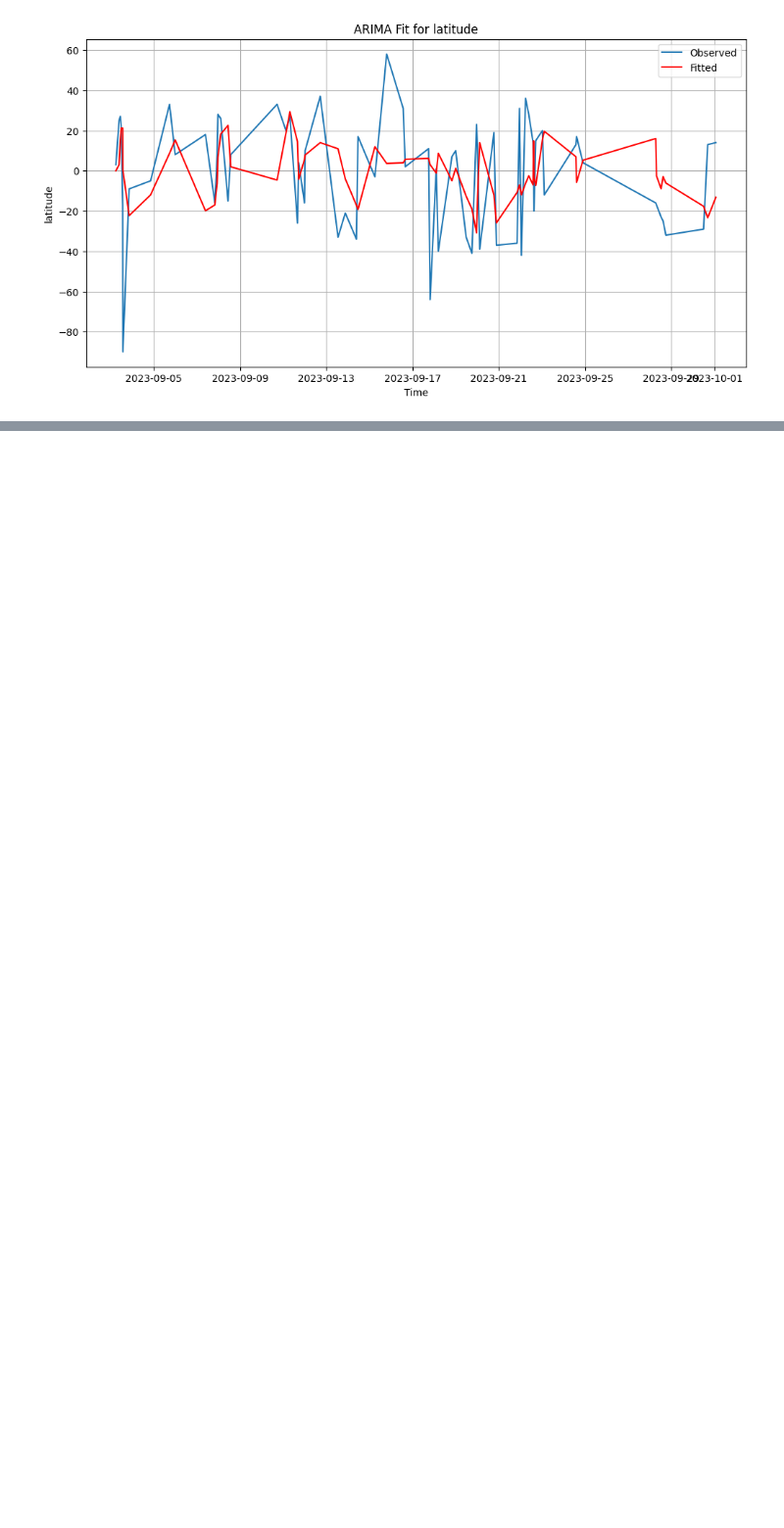
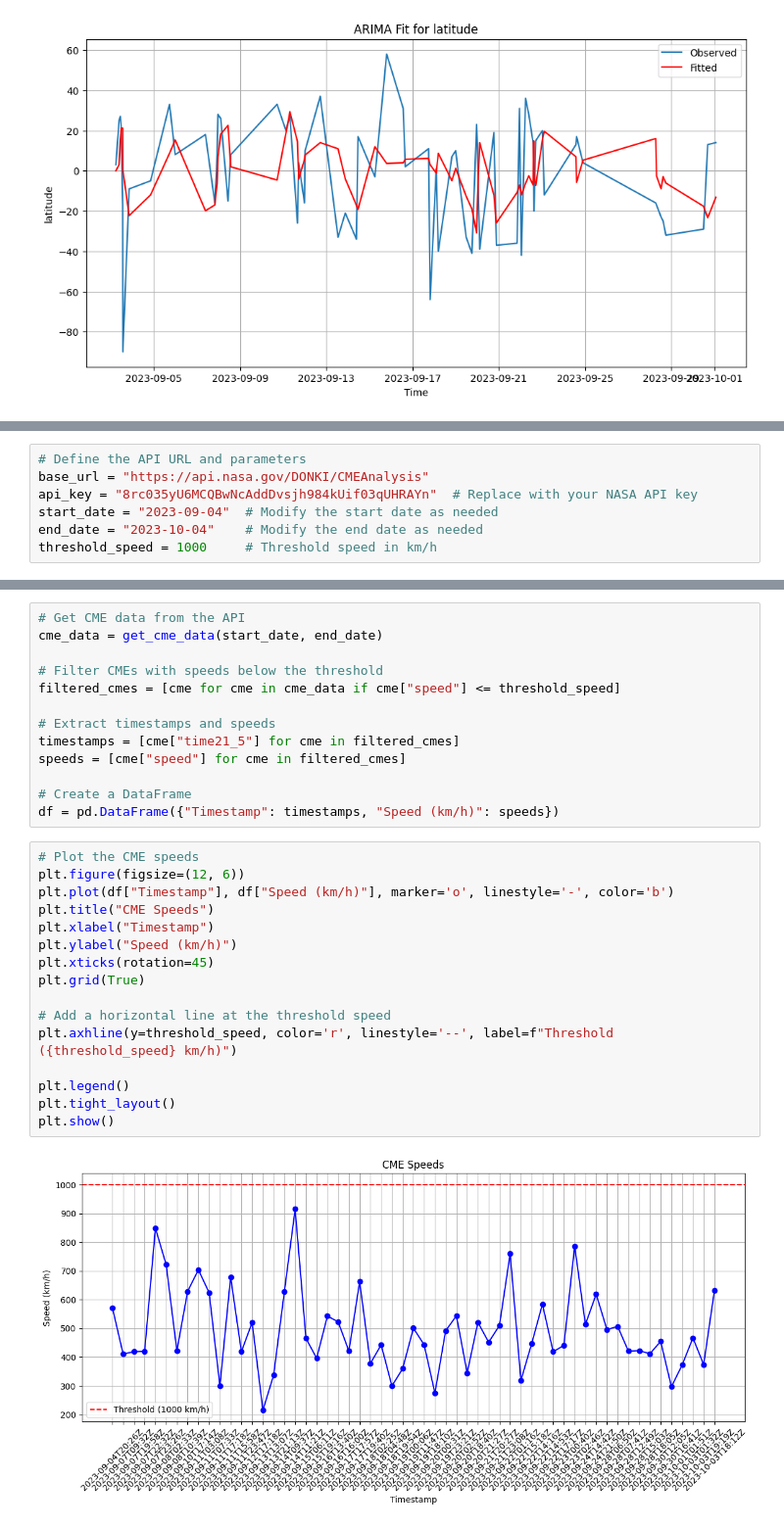
Before and after one commit to imostafizur/NASA_Space_App_2023, a Jupyter notebook: cme.ipynb, the cells around one changed output, grey strips where cells are left out. Shown at 98% size. Drawn from its saved outputs; the diff is of its cells as text; blank space fills up the shorter version.

```diff
--- a/cme.ipynb
+++ b/cme.ipynb
@@ -245,0 +250,7 @@ plot_arima(merged_df, 'latitude')
+# %%
+# Define the API URL and parameters
+base_url = "https://api.nasa.gov/DONKI/CMEAnalysis"
+api_key = "8rc035yU6MCQBwNcAddDvsjh984kUif03qUHRAYn"  # Replace with your NASA API key
+start_date = "2023-09-04"  # Modify the start date as needed
+end_date = "2023-10-04"    # Modify the end date as needed
+threshold_speed = 1000     # Threshold speed in km/h
@@ -245,0 +276,31 @@ plot_arima(merged_df, 'latitude')
+# %%
+# Get CME data from the API
+cme_data = get_cme_data(start_date, end_date)
+
+# Filter CMEs with speeds below the threshold
+filtered_cmes = [cme for cme in cme_data if cme["speed"] <= threshold_speed]
+
+# Extract timestamps and speeds
+timestamps = [cme["time21_5"] for cme in filtered_cmes]
+speeds = [cme["speed"] for cme in filtered_cmes]
+
+# Create a DataFrame
+df = pd.DataFrame({"Timestamp": timestamps, "Speed (km/h)": speeds})
+# %%
+# Plot the CME speeds
+plt.figure(figsize=(12, 6))
+plt.plot(df["Timestamp"], df["Speed (km/h)"], marker='o', linestyle='-', color='b')
+plt.title("CME Speeds")
+plt.xlabel("Timestamp")
+plt.ylabel("Speed (km/h)")
+plt.xticks(rotation=45)
+plt.grid(True)
+
+# Add a horizontal line at the threshold speed
+plt.axhline(y=threshold_speed, color='r', linestyle='--', label=f"Threshold ({threshold_speed} km/h)")
+
+plt.legend()
+plt.tight_layout()
+plt.show()
+# %% [output]
+[figure, added]
```
Also changed, not shown: parts of 5 cells of this notebook.
